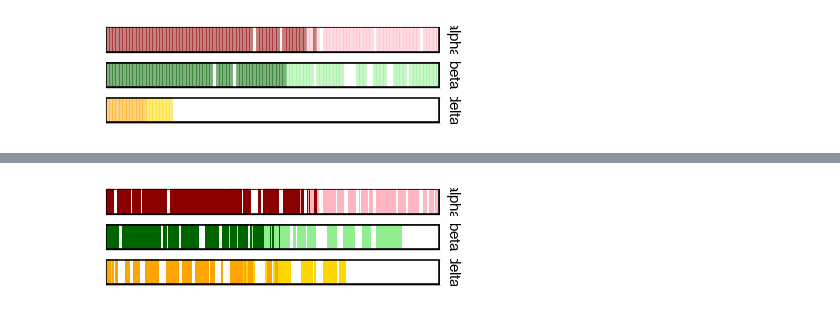
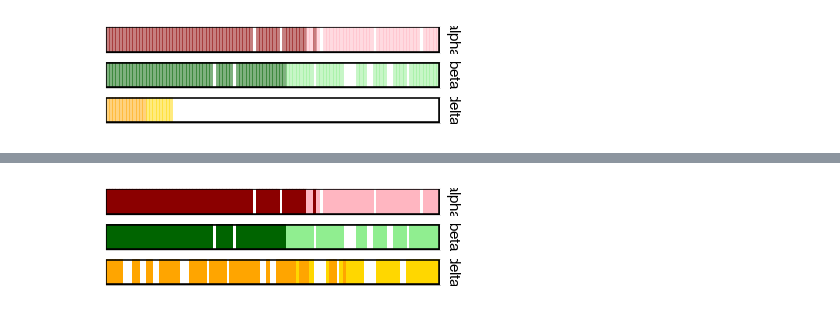
Before and after one commit to biomystery/islet_figs_motifs, a Jupyter notebook: chromVar/06.psedoTime.ipynb, the cells around one changed output, grey strips where cells are left out. Cells and saved outputs as stored; diff of their text form; code cells hidden in the pictures.

Commit message:
update motif & prom ps to 100 bin and calced cor

```diff
--- a/chromVar/06.psedoTime.ipynb
+++ b/chromVar/06.psedoTime.ipynb
@@ -96,6 +87,6 @@ tmp <- gplots::venn(dmotifs.list)
 [figure]
 # %%
 output.motif.pt <- output.motif.pt %>% separate(motif, c("jaspar", "motif"), sep = "_") %>%
-    select(motif, zval, ps, celltype) %>% rename(pt = "ps")
+    select(motif, zval, ps, celltype, cluster) %>%rename(ps = "pt")
 output.motif.pt %>% head(1)
 # %% [output]
@@ -184,5 +174,6 @@ smoothed.motif.pt%>%head(2)
 # %% [markdown]
 ### 2.0 substate annotation along ps
 # %%
+output.motif.pt<-output.motif.pt%>%rename(ps='pt')
 output.motif.pt%>%head(2)
 # %% [output]
@@ -252,9 +244,9 @@ names(ps.range) <- c("alpha", "beta", "delta")
 
 
 ps.bks <- list()
-ps.bks$alpha <- seq(ps.range$alpha[1], ps.range$alpha[2] + 1e-05, by = 0.05)
-ps.bks$beta <- seq(ps.range$beta[1], ps.range$beta[2] + 1e-05, by = 0.05)
-ps.bks$delta <- seq(ps.range$delta[1], ps.range$delta[2] + 1e-05, by = 0.05)
+ps.bks$alpha <- seq(ps.range$alpha[1], ps.range$alpha[2] + 1e-05, length.out = 101)
+ps.bks$beta <- seq(ps.range$beta[1], ps.range$beta[2] + 1e-05, length.out = 101)
+ps.bks$delta <- seq(ps.range$delta[1], ps.range$delta[2] + 1e-05, length.out = 101)
 
 pd.anno.celltype <- rbind(output.motif.pt %>% filter(celltype == "alpha") %>% mutate(ps_bin = cut(ps,
     breaks = ps.bks$alpha, include.lowest = T, right = F)) %>% mutate(ps_bin_idx = as.numeric(ps_bin)),
@@ -280,4 +270,4 @@ Warning message:
-[figure, old version]
+[figure, new version]
 # %%
 for (ct in c("alpha", "beta", "delta")) {
     cols <- list(alpha = c(cols.celltype["alpha_1"], cols.celltype["alpha_2"]), beta = c(cols.celltype["beta_1"],
```
Also changed, not shown: parts of 16 cells of this notebook, 22 other files.
